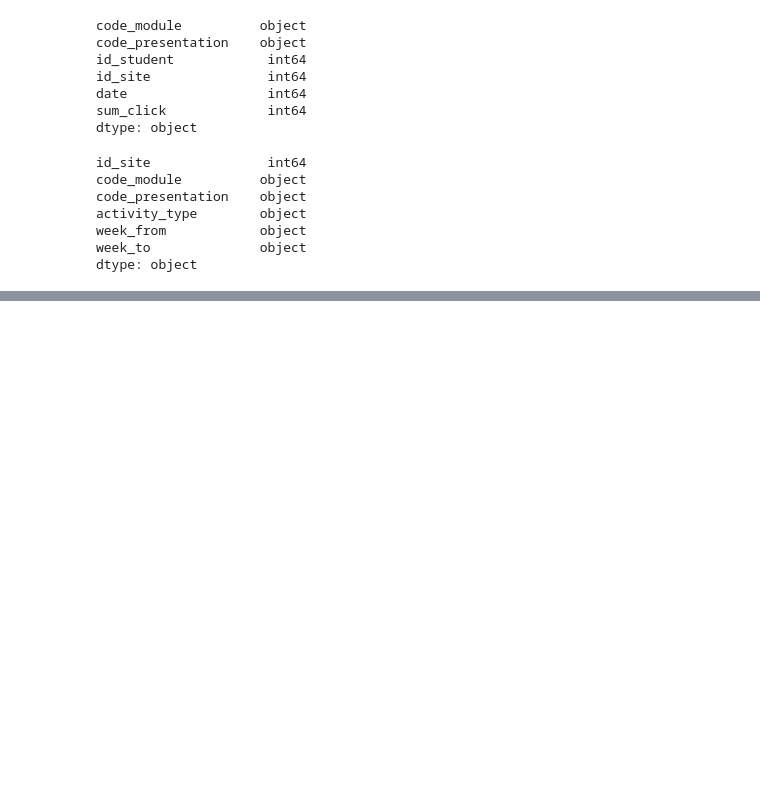
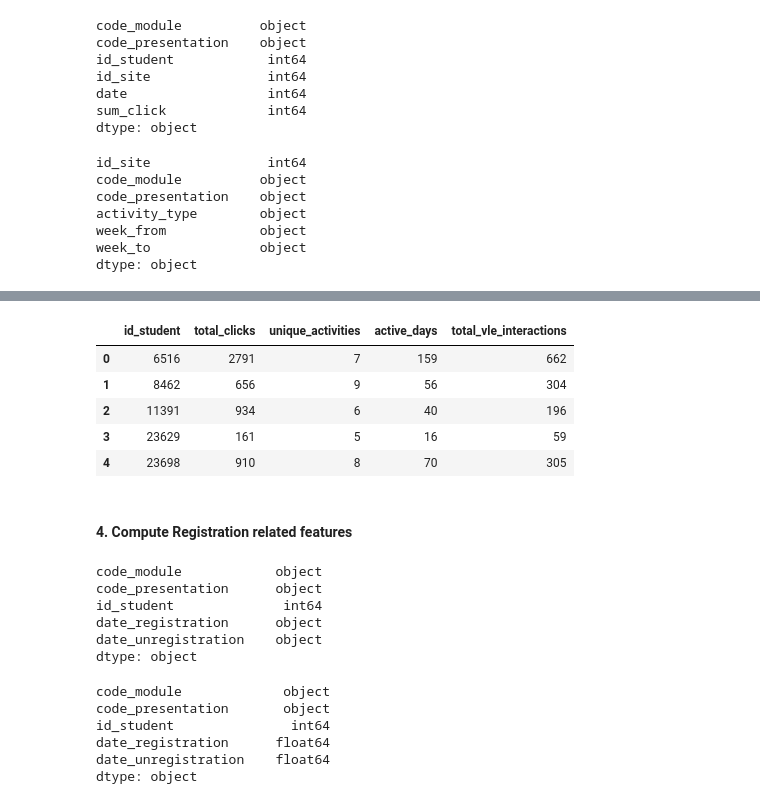
Before and after one commit to SDPcodes/student-performance-analytics, a Jupyter notebook: analytics_notebook.ipynb, the cells around one changed output, grey strips where cells are left out. Cells and saved outputs as stored; diff of their text form; code cells hidden in the pictures; blank space fills up the shorter version.

```diff
--- a/analytics_notebook.ipynb
+++ b/analytics_notebook.ipynb
@@ -234,0 +251,41 @@ dtype: object
+# %%
+# Create an aggregated data frame which contains unique student id and their total clicks, unique activities, number of active days
+student_vle_aggregated_ds = student_vle_merged.groupby(["id_student"]).agg(
+    total_clicks = ("sum_click", "sum"),
+    unique_activities = ("activity_type", "nunique"),
+    active_days = ("date", "nunique"),
+    total_vle_interactions = ("id_site", "count")
+).reset_index()
+
+student_vle_aggregated_ds.head()
+# %% [output]
+|  | id_student | total_clicks | unique_activities | active_days | total_vle_interactions |
+| 0 | 6516 | 2791 | 7 | 159 | 662 |
+| 1 | 8462 | 656 | 9 | 56 | 304 |
+| 2 | 11391 | 934 | 6 | 40 | 196 |
+| 3 | 23629 | 161 | 5 | 16 | 59 |
+| 4 | 23698 | 910 | 8 | 70 | 305 |
+# %% [markdown]
+#### 4. Compute Registration related features
+# %%
+open_university_learning_analytics_student_registration_ds.dtypes
+# %% [output]
+code_module            object
+code_presentation      object
+id_student              int64
+date_registration      object
+date_unregistration    object
+dtype: object
+# %%
+# Convert data type of date_registration and date_unregistration to numerics
+open_university_learning_analytics_student_registration_ds["date_registration"] = pd.to_numeric(open_university_learning_analytics_student_registration_ds["date_registration"], errors="coerce")
+open_university_learning_analytics_student_registration_ds["date_unregistration"] = pd.to_numeric(open_university_learning_analytics_student_registration_ds["date_unregistration"].replace("?", pd.NA), errors="coerce")
+
+open_university_learning_analytics_student_registration_ds.dtypes
+# %% [output]
+code_module             object
+code_presentation       object
+id_student               int64
+date_registration      float64
+date_unregistration    float64
+dtype: object
```
Also changed, not shown: parts of 8 cells of this notebook, 1 other file.
